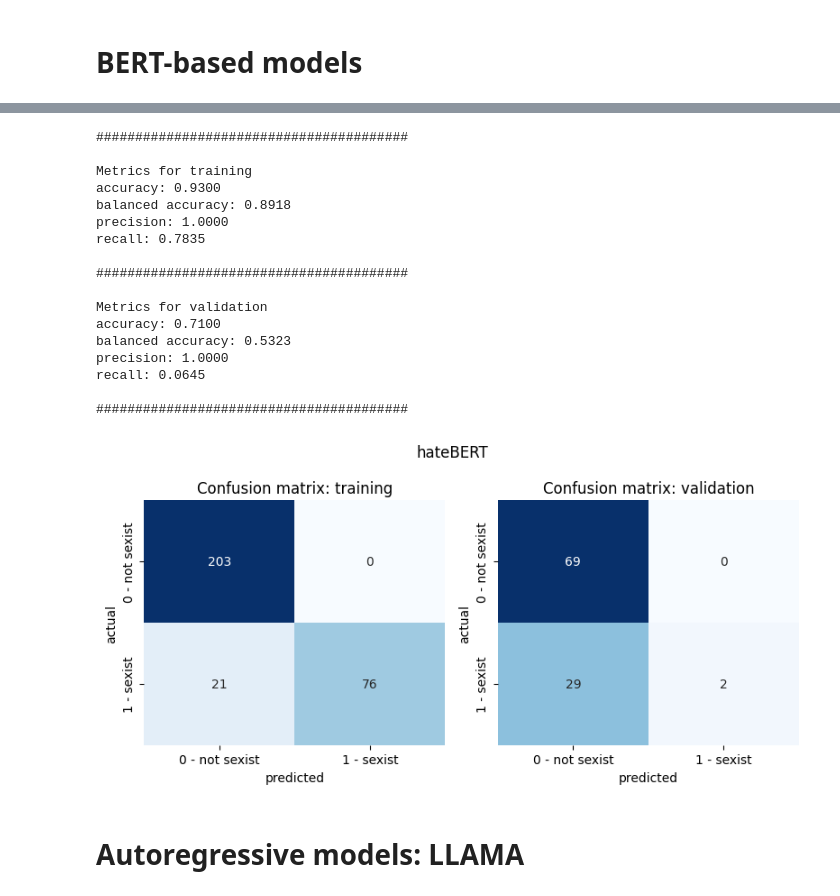
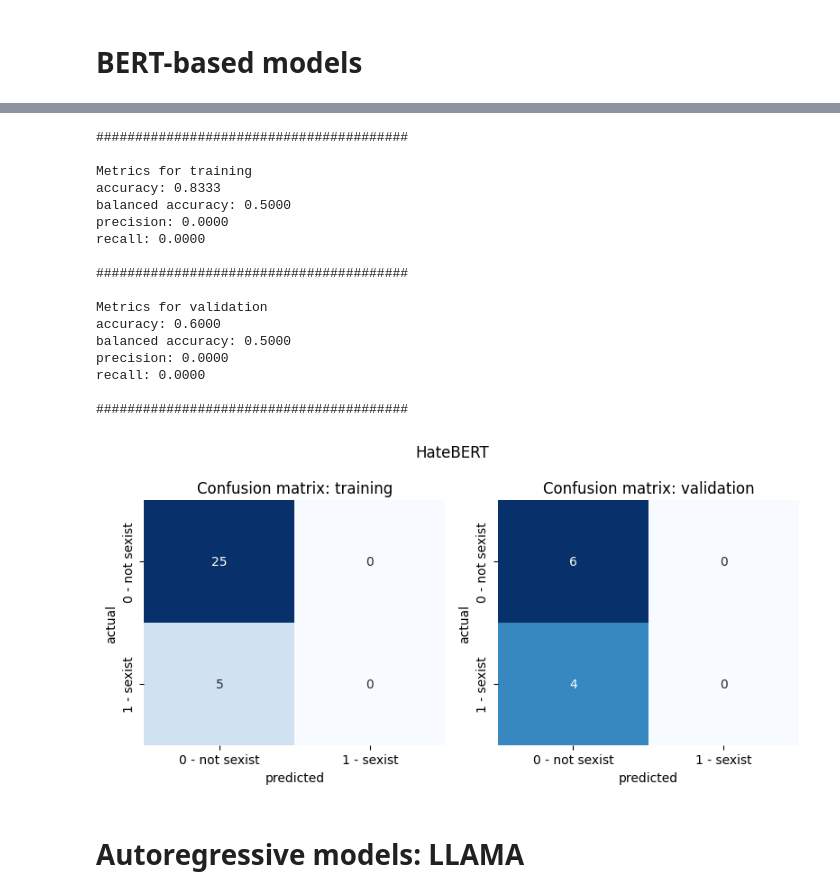
Before and after one commit to henrform/NLP_24W_VSHJ, a Jupyter notebook: challenges/challenges.ipynb, the cells around one changed output, grey strips where cells are left out. Saved outputs shown, nothing was run; the diff lists cells and outputs as text; code cells hidden in the pictures.

```diff
--- a/challenges/challenges.ipynb
+++ b/challenges/challenges.ipynb
@@ -53,5 +52,5 @@ Number of balanced samples: 10000
 # BERT-based models
 # %%
 model = BERTModel("HateBERT")
-model.train(X_train[:30], y_train[:30], X_val[:10], y_val[:10])
+model.train(X_train[:30], y_train[:30], X_val[:10], y_val[:10], epochs=10, patience=3, plot_training_curve=True)
 # %% [output]
@@ -70,23 +78,23 @@ Validation Accuracy: 0.7100
 # %%
-res = model.evaluate({"training": X_train[:300], "validation": X_val[:100]}, [y_train[:300], y_val[:100]], model_name="hateBERT")
+res = model.evaluate({"training": X_train[:30], "validation": X_val[:10]}, [y_train[:30], y_val[:10]], model_name=model.model_name)
 # %% [output]
 ########################################
 
 Metrics for training
-accuracy: 0.9300
-balanced accuracy: 0.8918
-precision: 1.0000
-recall: 0.7835
+accuracy: 0.8333
+balanced accuracy: 0.5000
+precision: 0.0000
+recall: 0.0000
 
 ########################################
 
 Metrics for validation
-accuracy: 0.7100
-balanced accuracy: 0.5323
-precision: 1.0000
-recall: 0.0645
+accuracy: 0.6000
+balanced accuracy: 0.5000
+precision: 0.0000
+recall: 0.0000
 
 ########################################
-[figure, old version]
+[figure, new version]
 # %% [markdown]
 # Autoregressive models: LLAMA
```
Also changed, not shown: parts of 3 cells of this notebook, 1 other file.
